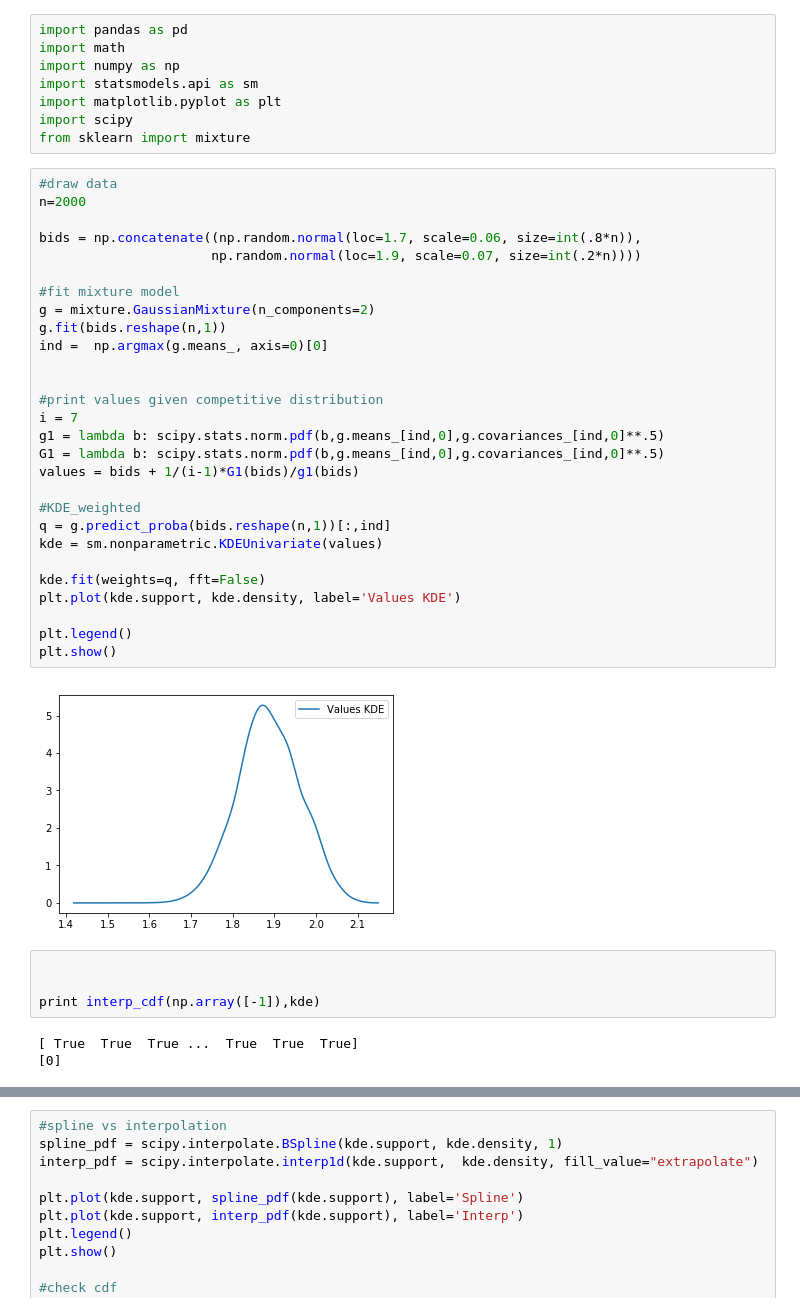
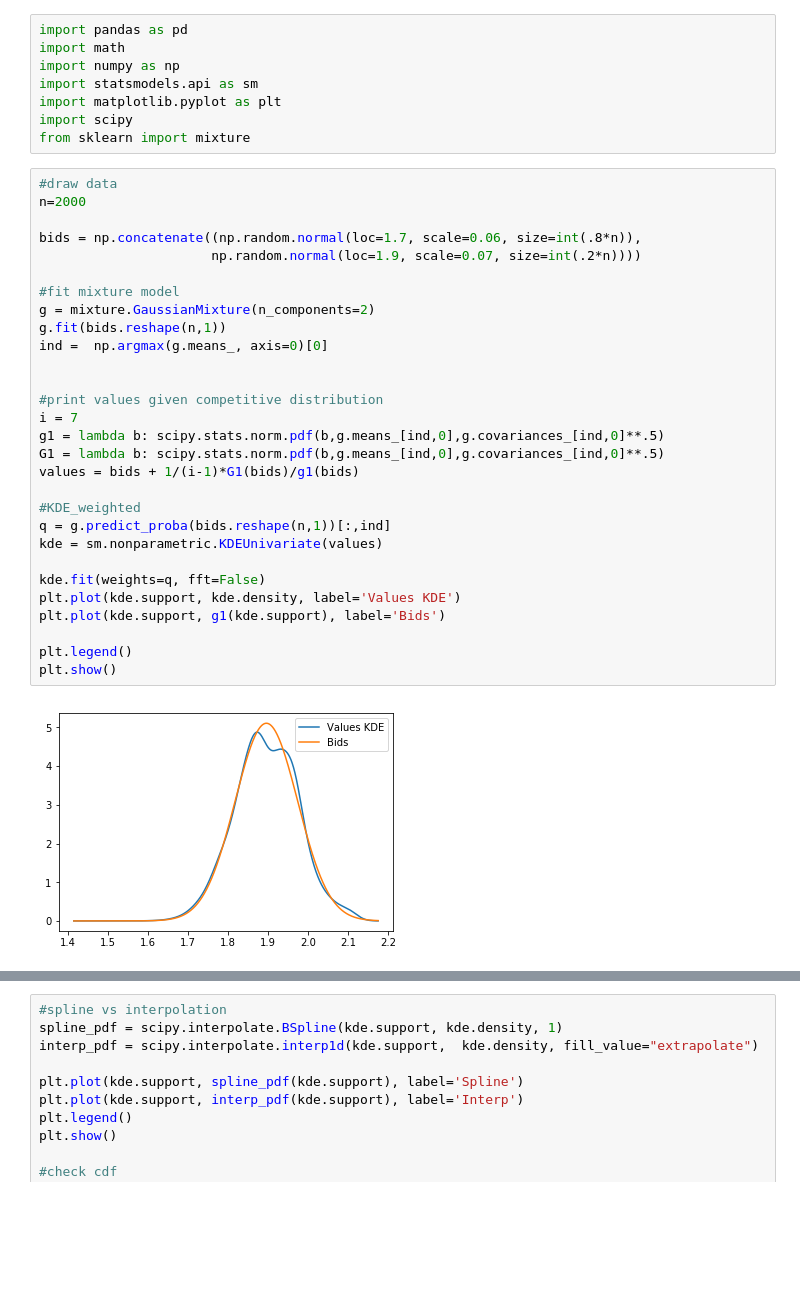
Before and after one commit to ericschulman/tx_milk_2yp, a Jupyter notebook: valuations.ipynb, the cells around one changed output, grey strips where cells are left out. Saved outputs shown, nothing was run; the diff lists cells and outputs as text; blank space fills up the shorter version.

```diff
--- a/valuations.ipynb
+++ b/valuations.ipynb
@@ -9,37 +9,31 @@ from sklearn import mixture
 # %%
 #draw data
 n=2000
 
 bids = np.concatenate((np.random.normal(loc=1.7, scale=0.06, size=int(.8*n)),
                       np.random.normal(loc=1.9, scale=0.07, size=int(.2*n))))
 
 #fit mixture model
 g = mixture.GaussianMixture(n_components=2)
 g.fit(bids.reshape(n,1))
 ind =  np.argmax(g.means_, axis=0)[0]
 
 
 #print values given competitive distribution
 i = 7
 g1 = lambda b: scipy.stats.norm.pdf(b,g.means_[ind,0],g.covariances_[ind,0]**.5)
 G1 = lambda b: scipy.stats.norm.pdf(b,g.means_[ind,0],g.covariances_[ind,0]**.5)
 values = bids + 1/(i-1)*G1(bids)/g1(bids)
 
 #KDE_weighted
 q = g.predict_proba(bids.reshape(n,1))[:,ind]
 kde = sm.nonparametric.KDEUnivariate(values)
 
 kde.fit(weights=q, fft=False)
 plt.plot(kde.support, kde.density, label='Values KDE')
+plt.plot(kde.support, g1(kde.support), label='Bids')
 
 plt.legend()
 plt.show()
 # %% [output]
-[figure, old version]
+[figure, new version]
-# %%
-
-
-print interp_cdf(np.array([-1]),kde)
-# %% [output]
-[ True  True  True ...  True  True  True]
-[0]
```
Also changed, not shown: parts of 5 cells of this notebook.
